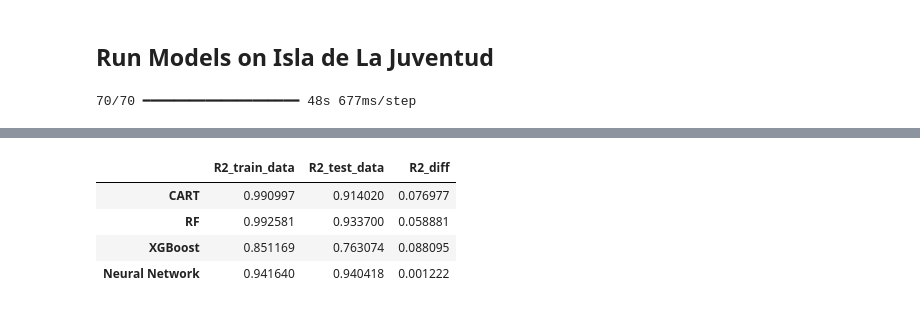
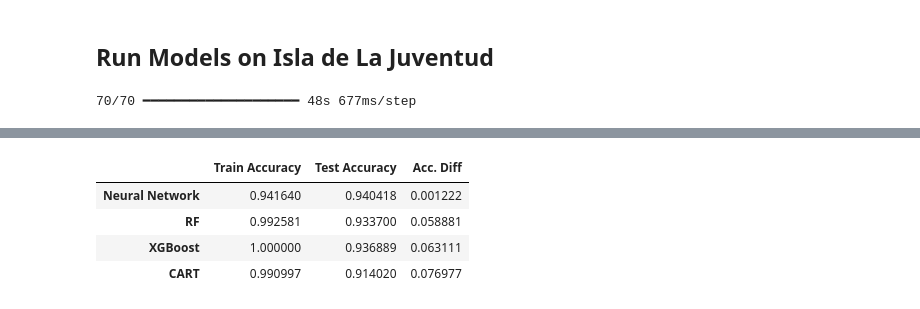
Before and after one commit to JuanesLamilla/cuba_landcover_class, a Jupyter notebook: analysis.ipynb, the cells around one changed output, grey strips where cells are left out. Cells and saved outputs as stored; diff of their text form; code cells hidden in the pictures.

```diff
--- a/analysis.ipynb
+++ b/analysis.ipynb
@@ -544,7 +544,7 @@ if not os.path.exists(output_path):
     # values of max_depth and min_samples_split
     hyperparameters = {'max_depth':[10,20,30,40,50], 'n_estimators':[50,100,150,200,250]}
 
-    xgb = XGBRegressor(random_state=SEED)
+    xgb = XGBClassifier(random_state=SEED)
 
     # cv=5 by default, which means 5-fold cross-validation
     gscv_xgb = GridSearchCV(xgb, hyperparameters)
@@ -559,12 +559,12 @@ if not os.path.exists(output_path):
 
     print("Creating and training XGBoost model with best parameters...")
 
-    xgb_final = XGBRegressor(max_depth=gscv_xgb.best_params_['max_depth'], n_estimators=gscv_xgb.best_params_['n_estimators'], random_state=SEED)
+    xgb_final = XGBClassifier(max_depth=gscv_xgb.best_params_['max_depth'], n_estimators=gscv_xgb.best_params_['n_estimators'], random_state=SEED)
     xgb_final.fit(train_x, train_y)
 
     print("XGBoost model trained successfully. Saving it in models folder...")
 
-    # Save CART model
+    # Save XGB model
     with open(output_path, 'wb') as f:
         pickle.dump(xgb_final, f)
 
@@ -762,8 +762,11 @@ plt.show()
 [figure]
 # %%
 # Print the R2 score
-print("R2 on the training data:")
-print(nn_model.evaluate(train_input, train_output))
-print("R2 on the testing data:")
-print(nn_model.evaluate(test_input, test_output))
+nn_model_train_score = nn_model.evaluate(train_input, train_output)
+nn_model_test_score = nn_model.evaluate(test_input, test_output)
+
+print("Classification accuracy on the training data:")
+print(nn_model_train_score[1])
+print("Classification accuracy on the testing data:")
+print(nn_model_test_score[1])
 # %% [output]
@@ -854,9 +870,11 @@ for name, model in zip(list_name_models, list_reg_models):
     dict_models[name] = [model.score(train_x, train_y), model.score(test_x, test_y), model.score(train_x, train_y) - model.score(test_x, test_y)]
 
 # add the neural network model
-dict_models['Neural Network'] = [nn_model.evaluate(train_input, train_output)[1], nn_model.evaluate(test_input, test_output)[1], nn_model.evaluate(train_input, train_output)[1] - nn_model.evaluate(test_input, test_output)[1]]
+dict_models['Neural Network'] = [nn_model_train_score[1], nn_model_test_score[1], nn_model_train_score[1] - nn_model_test_score[1]]
 
 # transform dict_models to dataframe
-df_models = pd.DataFrame.from_dict(dict_models, orient='index', columns=['R2_train_data', 'R2_test_data', 'R2_diff'])
+df_models = pd.DataFrame.from_dict(dict_models, orient='index', columns=['Train Accuracy', 'Test Accuracy', 'Acc. Diff'])
+df_models = df_models.sort_values(by='Acc. Diff', ascending=True)
+
 df_models
 # %% [output]
@@ -867,8 +881,8 @@ df_models
-|  | R2_train_data | R2_test_data | R2_diff |
+|  | Train Accuracy | Test Accuracy | Acc. Diff |
+| Neural Network | 0.941640 | 0.940418 | 0.001222 |
+| RF | 0.992581 | 0.933700 | 0.058881 |
+| XGBoost | 1.000000 | 0.936889 | 0.063111 |
 | CART | 0.990997 | 0.914020 | 0.076977 |
-| RF | 0.992581 | 0.933700 | 0.058881 |
-| XGBoost | 0.851169 | 0.763074 | 0.088095 |
-| Neural Network | 0.941640 | 0.940418 | 0.001222 |
 # %%
 # plot the model scores
 fig, ax = plt.subplots(figsize=(10, 5))
```
Also changed, not shown: parts of 14 cells of this notebook, 1 other file.
